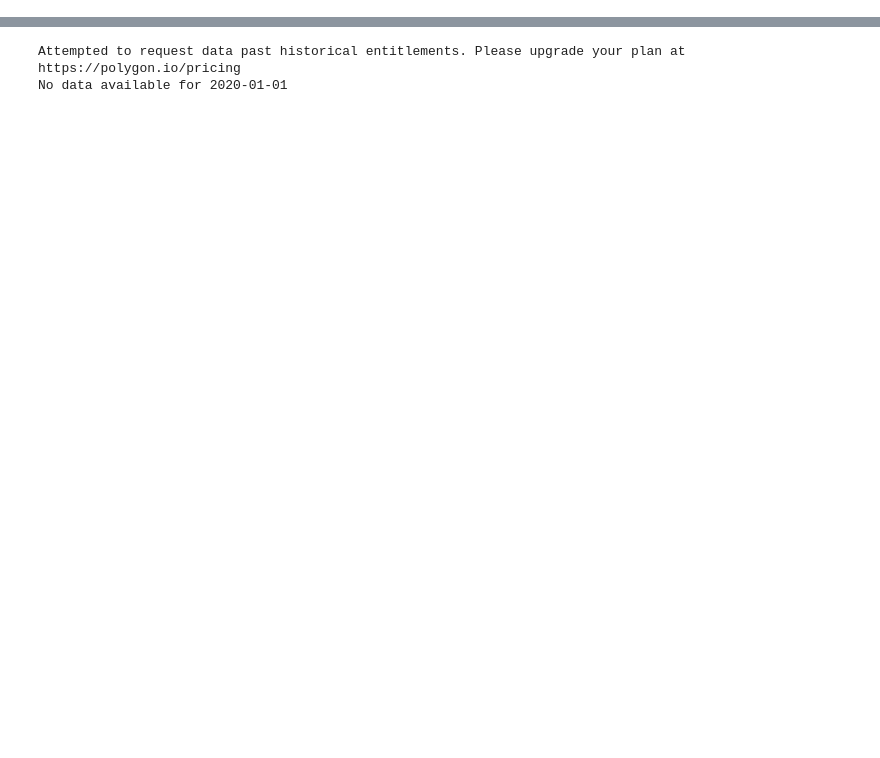
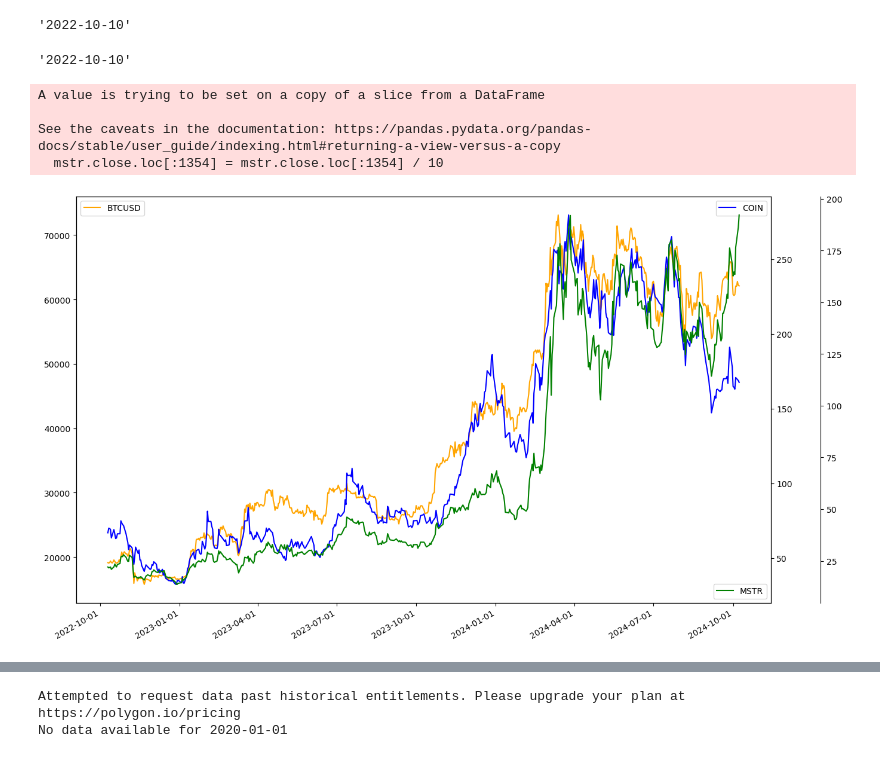
Before and after one commit to j-huic/stonks, a Jupyter notebook: requests.ipynb, the cells around one changed output, grey strips where cells are left out. Cells and saved outputs as stored; diff of their text form; code cells hidden in the pictures; blank space fills up the shorter version.

Commit message:
crypto correlations and stuff

```diff
--- a/requests.ipynb
+++ b/requests.ipynb
@@ -14,3 +18,9 @@ import functions; functions = reload(functions)
 from functions import *
 # %%
 apikey = '3CenRhJBzNqh2_C_5S38pOyt3ozLvQDm'
+# %%
+stocks = get_stocks(tickers, '2022-10-10')
+btc = get_crypto('BTCUSD', '2022-10-10')
+df = pd.concat([stocks, btc], axis=0)
+# %%
+df['date'] = pd.to_datetime(df['date'])
@@ -16,0 +31,13 @@ apikey = '3CenRhJBzNqh2_C_5S38pOyt3ozLvQDm'
+# %%
+coin.date.min()
+# %% [output]
+'2022-10-10'
+# %%
+btc.date.min()
+# %% [output]
+'2022-10-10'
+# %%
+btc = df[df.ticker == 'BTCUSD']
+coin = df[df.ticker == 'COIN']
+mstr = df[df.ticker == 'MSTR']
+clsk = df[df.ticker == 'CLSK']
@@ -16,0 +46,30 @@ apikey = '3CenRhJBzNqh2_C_5S38pOyt3ozLvQDm'
+# %%
+mstr.close.loc[:1354] = mstr.close.loc[:1354] / 10
+# %% [output]
+A value is trying to be set on a copy of a slice from a DataFrame
+
+See the caveats in the documentation: https://pandas.pydata.org/pandas-docs/stable/user_guide/indexing.html#returning-a-view-versus-a-copy
+  mstr.close.loc[:1354] = mstr.close.loc[:1354] / 10
+# %%
+fig, ax1 = plt.subplots(figsize=(15, 10))
+
+ax1.plot(btc['date'], btc['close'], label='BTCUSD', color='orange')
+
+ax2 = ax1.twinx()
+ax2.plot(coin['date'], coin['close'], label='COIN', color='blue')
+
+ax3 = ax1.twinx()
+ax3.plot(mstr['date'], mstr['close'], label='MSTR', color='green')
+ax3.spines['right'].set_position(('outward', 60))
+
+ax1.xaxis.set_major_locator(mdates.AutoDateLocator())
+ax1.xaxis.set_major_formatter(mdates.DateFormatter('%Y-%m-%d'))
+fig.autofmt_xdate()
+
+ax1.legend(loc='upper left')
+ax2.legend(loc='upper right')
+ax3.legend(loc='lower right')
+
+plt.show()
+# %% [output]
+[figure, added]
```
Also changed, not shown: parts of 5 cells of this notebook.
